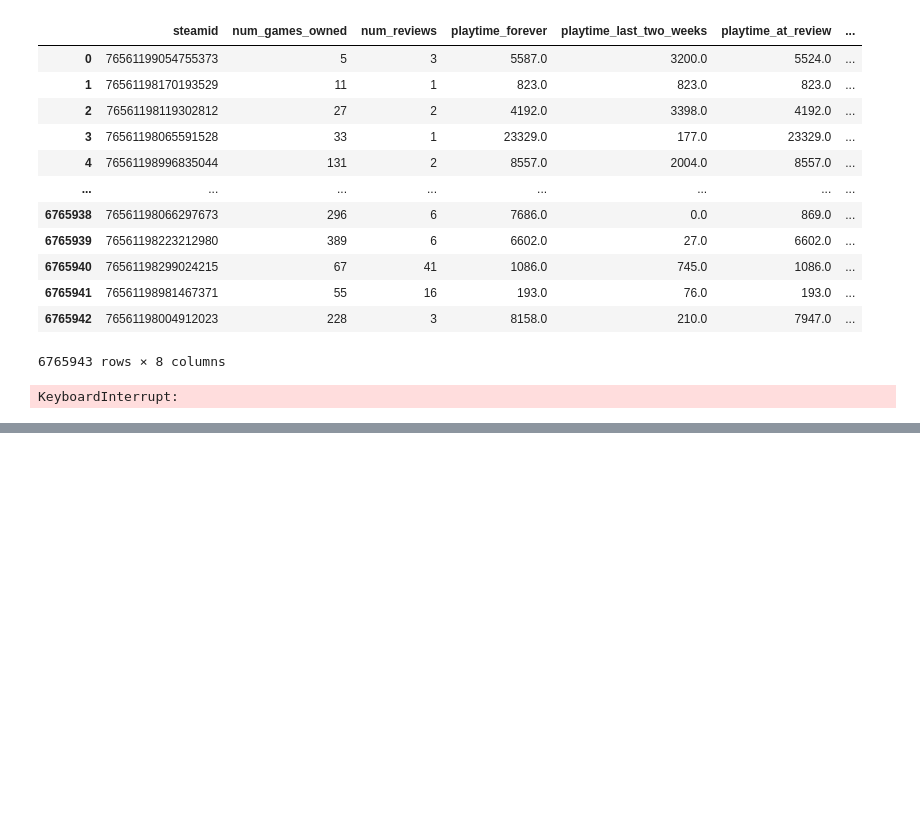
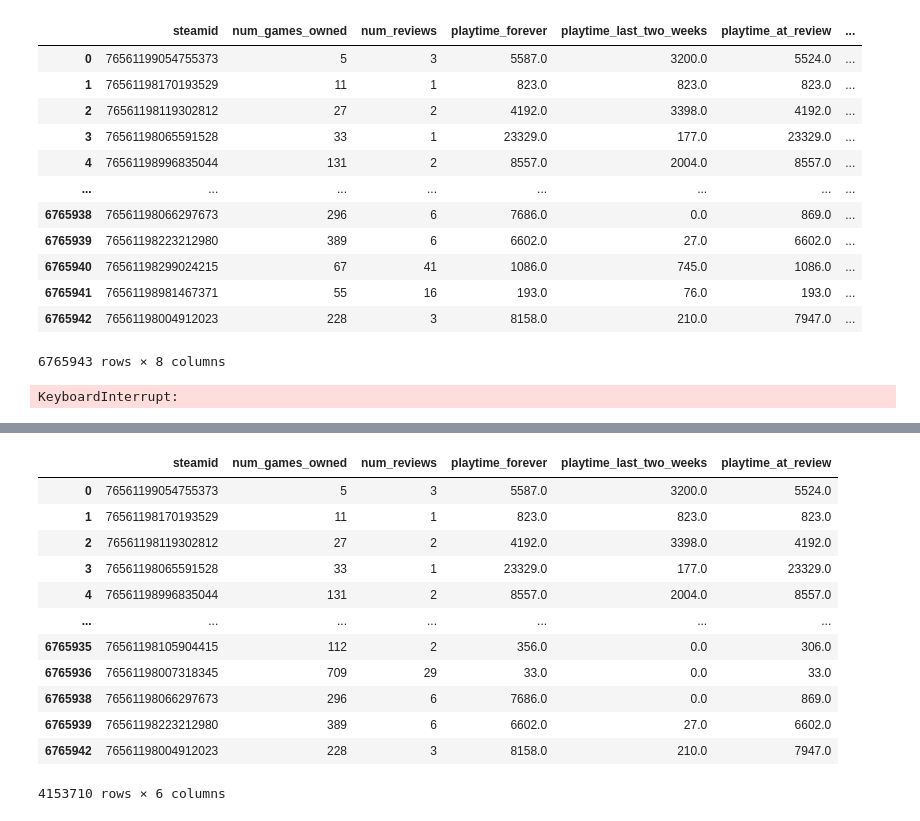
Before and after one commit to D1eku/analitico-datos, a Jupyter notebook: Tarea 3 Final/notebooks/siquieren avanzar vean esto nico o fabian .ipynb, the cells around one changed output, grey strips where cells are left out. Drawn from its saved outputs; the diff is of its cells as text; code cells hidden in the pictures; blank space fills up the shorter version.

```diff
--- a/Tarea 3 Final/notebooks/siquieren avanzar vean esto nico o fabian .ipynb
+++ b/Tarea 3 Final/notebooks/siquieren avanzar vean esto nico o fabian .ipynb
@@ -303,6 +303,7 @@ gc.collect()
 # %% [output]
 KeyboardInterrupt:
 # %%
+
 #Subiendo a la base de datos
 import sqlalchemy as sa
 from sqlalchemy.ext import declarative
@@ -324,17 +325,23 @@ conn.execute('commit')
 
 steamReviews = pd.read_csv('final-to-analice-feelings-s-reviews.csv', delimiter=",")
 
+#Libera la memoria.
+
+
 author_dimension = steamReviews[[
     'author.steamid', 'author.num_games_owned', 'author.num_reviews',
        'author.playtime_forever', 'author.playtime_last_two_weeks',
-       'author.playtime_at_review','steam_purchase', 'received_for_free']]
+       'author.playtime_at_review']]
+
+del [[steamReviews]]
+gc.collect()
 
 author_dimension.columns = ['steamid', 'num_games_owned', 'num_reviews',
        'playtime_forever', 'playtime_last_two_weeks',
-       'playtime_at_review','steam_purchase', 'received_for_free']
+       'playtime_at_review']
 
-author_dimension.to_sql('author_dimension', conn, if_exists='append', index=False, chunksize=350000)
-#Libera la memoria.
-del [[author_dimension]]
-gc.collect()
+print(author_dimension.groupby('steamid').size())
+print(author_dimension.groupby('playtime_at_review').size())
+
+#author_dimension.to_sql('author_dimension', conn, if_exists='append', index=False, chunksize=350000)
 # %% [output]
@@ -341,0 +365,18 @@ NameError: name 'gc' is not defined
+# %%
+author_dimension = author_dimension.drop_duplicates(subset=['steamid'])
+# %%
+author_dimension
+# %% [output]
+|  | steamid | num_games_owned | num_reviews | playtime_forever | playtime_last_two_weeks | playtime_at_review |
+| 0 | 76561199054755373 | 5 | 3 | 5587.0 | 3200.0 | 5524.0 |
+| 1 | 76561198170193529 | 11 | 1 | 823.0 | 823.0 | 823.0 |
+| 2 | 76561198119302812 | 27 | 2 | 4192.0 | 3398.0 | 4192.0 |
+| 3 | 76561198065591528 | 33 | 1 | 23329.0 | 177.0 | 23329.0 |
+| 4 | 76561198996835044 | 131 | 2 | 8557.0 | 2004.0 | 8557.0 |
+| ... | ... | ... | ... | ... | ... | ... |
+| 6765935 | 76561198105904415 | 112 | 2 | 356.0 | 0.0 | 306.0 |
+| 6765936 | 76561198007318345 | 709 | 29 | 33.0 | 0.0 | 33.0 |
+| 6765938 | 76561198066297673 | 296 | 6 | 7686.0 | 0.0 | 869.0 |
+| 6765939 | 76561198223212980 | 389 | 6 | 6602.0 | 27.0 | 6602.0 |
+| 6765942 | 76561198004912023 | 228 | 3 | 8158.0 | 210.0 | 7947.0 |
+4153710 rows × 6 columns
```
Also changed, not shown: parts of 6 cells of this notebook, 2 other files.
